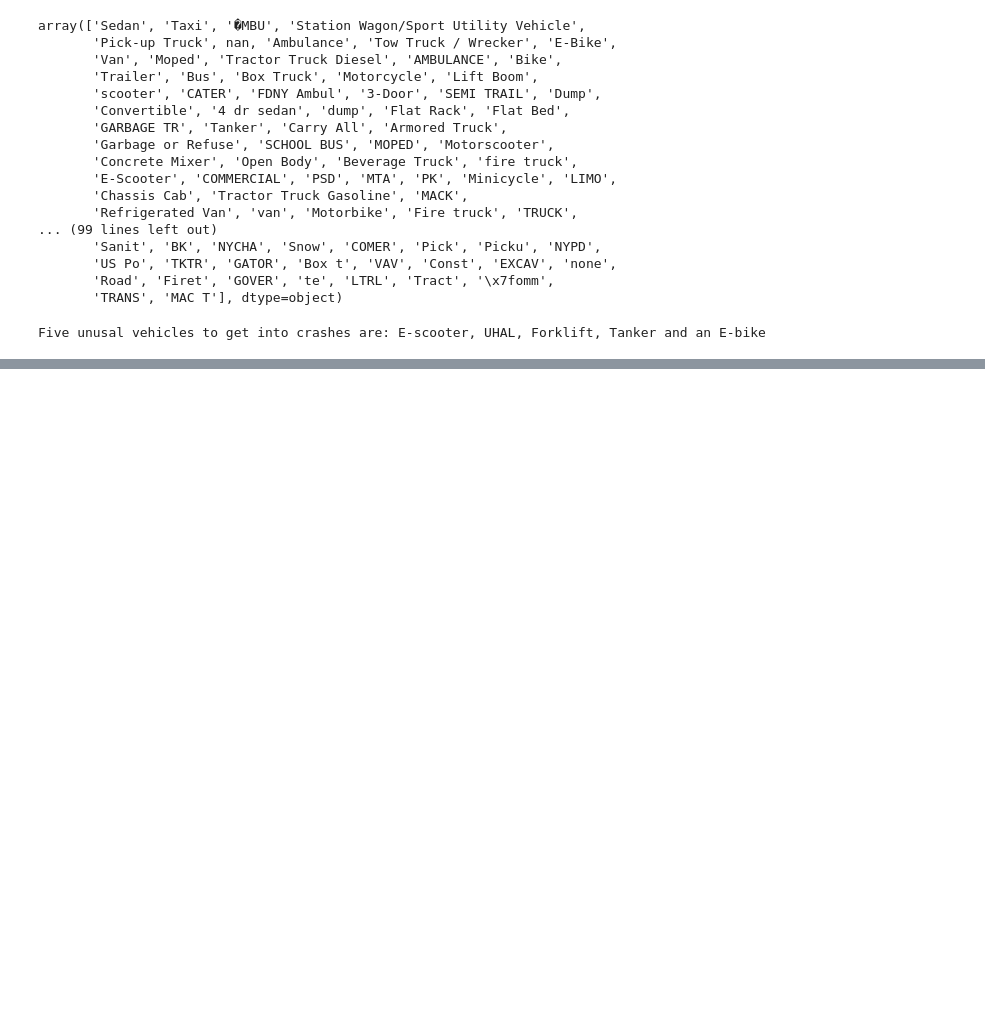
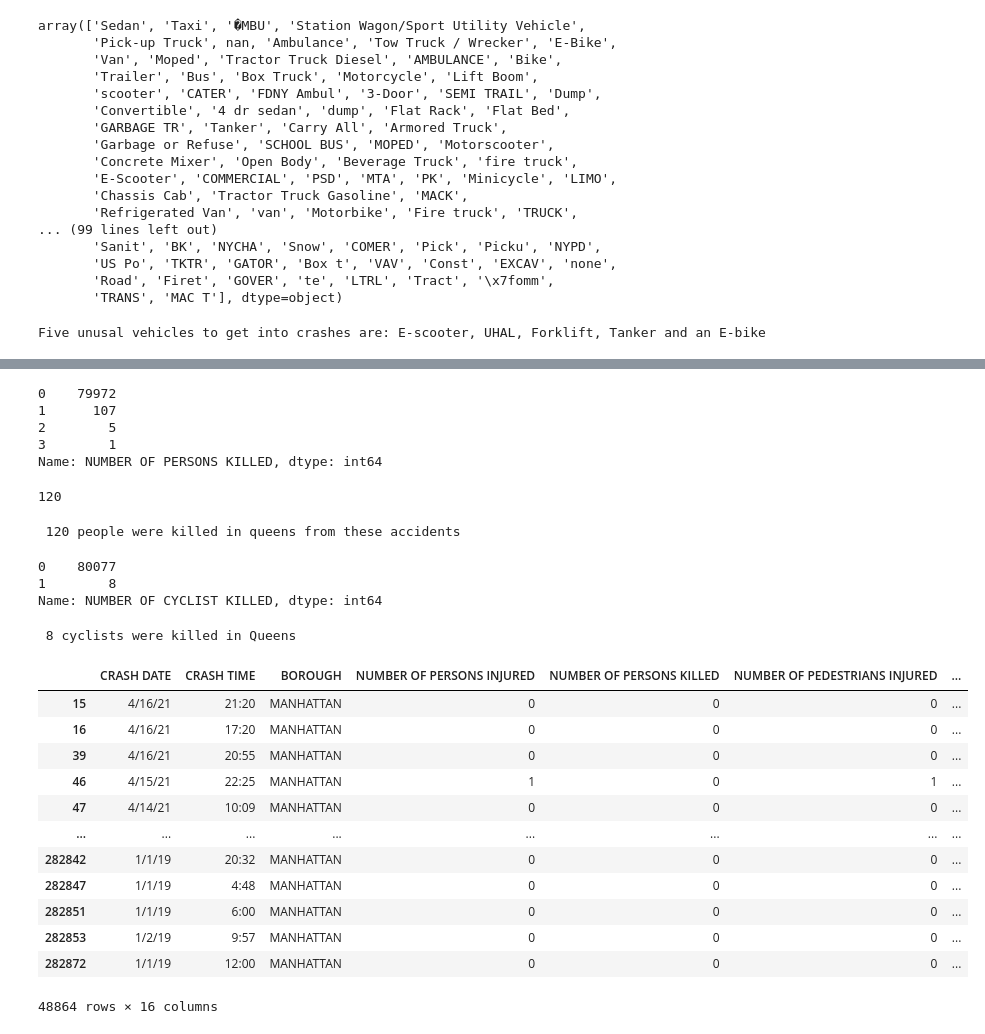
Before and after one commit to briannamonsanto/homework_april_1, a Jupyter notebook: monsanto_hw_9.ipynb, the cells around one changed output, grey strips where cells are left out. Drawn from its saved outputs; the diff is of its cells as text; code cells hidden in the pictures; blank space fills up the shorter version.

Commit message:
manhattan df

```diff
--- a/monsanto_hw_9.ipynb
+++ b/monsanto_hw_9.ipynb
@@ -129,0 +150,43 @@ Five unusal vehicles to get into crashes are: E-scooter, UHAL, Forklift, Tanker
+# %%
+df_q["NUMBER OF PERSONS KILLED"].value_counts()
+# %% [output]
+0    79972
+1      107
+2        5
+3        1
+Name: NUMBER OF PERSONS KILLED, dtype: int64
+# %%
+107+ 10+ 3
+# %% [output]
+120
+# %%
+print(f" 120 people were killed in queens from these accidents")
+# %% [output]
+ 120 people were killed in queens from these accidents
+# %%
+df_q["NUMBER OF CYCLIST KILLED"].value_counts()
+# %% [output]
+0    80077
+1        8
+Name: NUMBER OF CYCLIST KILLED, dtype: int64
+# %%
+print(f" 8 cyclists were killed in Queens")
+# %% [output]
+ 8 cyclists were killed in Queens
+# %%
+df_m= accidents_df[accidents_df["BOROUGH"] == "MANHATTAN"]
+df_m
+# %% [output]
+|  | CRASH DATE | CRASH TIME | BOROUGH | NUMBER OF PERSONS INJURED | NUMBER OF PERSONS KILLED | NUMBER OF PEDESTRIANS INJURED | ... |
+| 15 | 4/16/21 | 21:20 | MANHATTAN | 0 | 0 | 0 | ... |
+| 16 | 4/16/21 | 17:20 | MANHATTAN | 0 | 0 | 0 | ... |
+| 39 | 4/16/21 | 20:55 | MANHATTAN | 0 | 0 | 0 | ... |
+| 46 | 4/15/21 | 22:25 | MANHATTAN | 1 | 0 | 1 | ... |
+| 47 | 4/14/21 | 10:09 | MANHATTAN | 0 | 0 | 0 | ... |
+| ... | ... | ... | ... | ... | ... | ... | ... |
+| 282842 | 1/1/19 | 20:32 | MANHATTAN | 0 | 0 | 0 | ... |
+| 282847 | 1/1/19 | 4:48 | MANHATTAN | 0 | 0 | 0 | ... |
+| 282851 | 1/1/19 | 6:00 | MANHATTAN | 0 | 0 | 0 | ... |
+| 282853 | 1/2/19 | 9:57 | MANHATTAN | 0 | 0 | 0 | ... |
+| 282872 | 1/1/19 | 12:00 | MANHATTAN | 0 | 0 | 0 | ... |
+48864 rows × 16 columns
```
Also changed, not shown: parts of 2 cells of this notebook.
